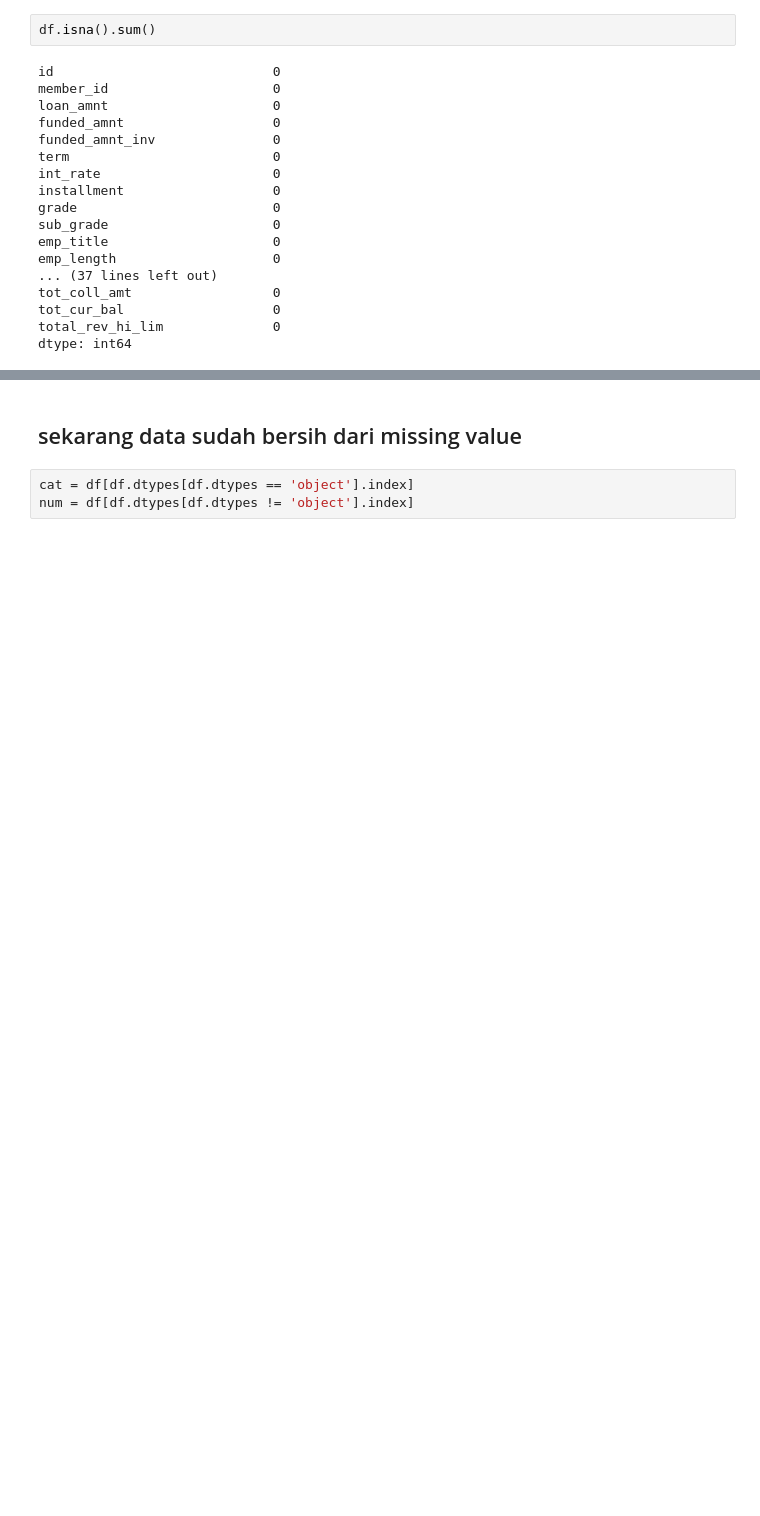
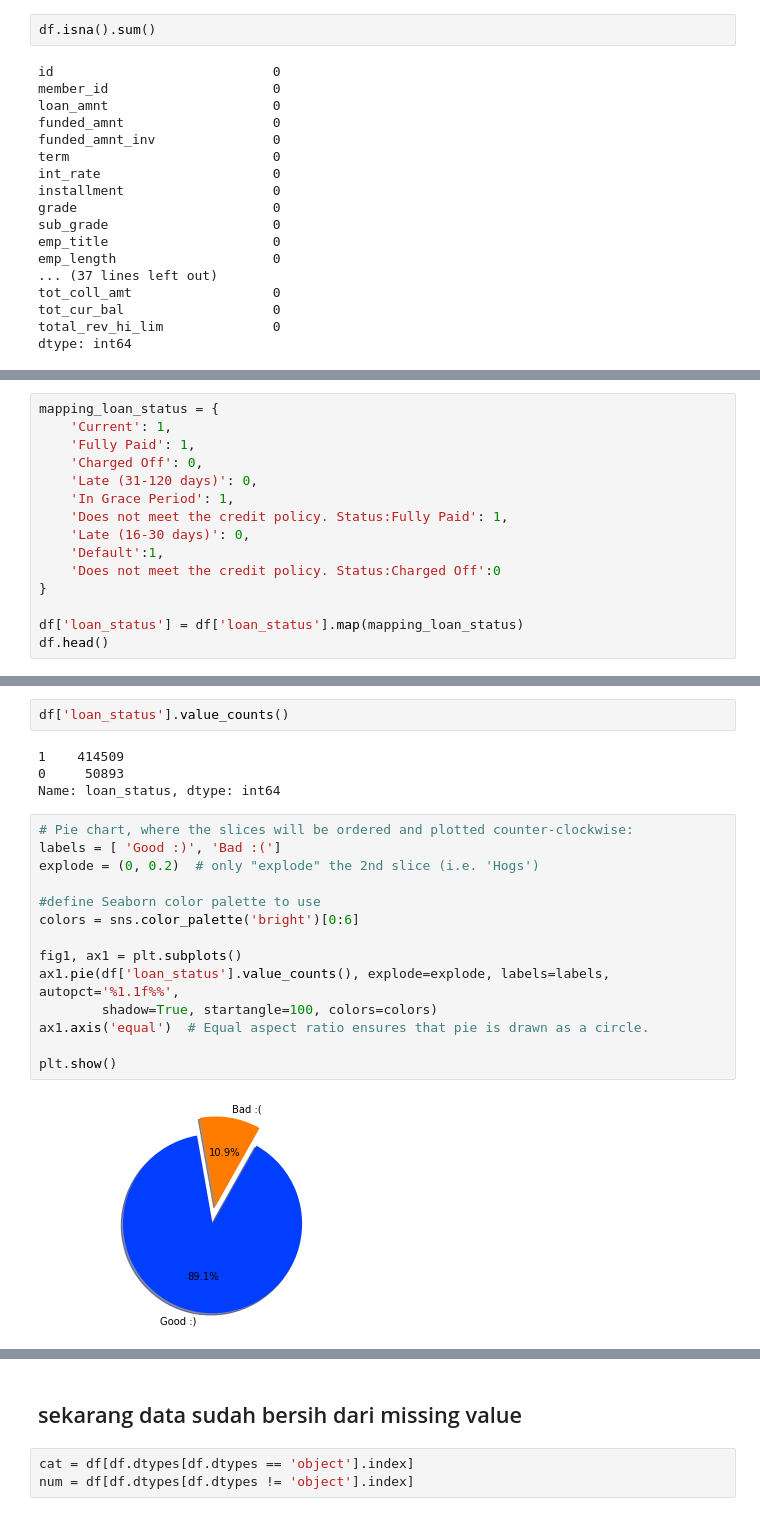
Before and after one commit to FransiscoReadyPermana/Credit-Risk-Prediction, a Jupyter notebook: test.ipynb, the cells around one changed output, grey strips where cells are left out. Cells and saved outputs as stored; diff of their text form; blank space fills up the shorter version.

```diff
--- a/test.ipynb
+++ b/test.ipynb
@@ -315,0 +353,15 @@ dtype: int64
+# %%
+mapping_loan_status = {
+    'Current': 1,
+    'Fully Paid': 1,
+    'Charged Off': 0,
+    'Late (31-120 days)': 0,
+    'In Grace Period': 1,
+    'Does not meet the credit policy. Status:Fully Paid': 1,
+    'Late (16-30 days)': 0,
+    'Default':1,
+    'Does not meet the credit policy. Status:Charged Off':0
+}
+
+df['loan_status'] = df['loan_status'].map(mapping_loan_status)
+df.head()
@@ -315,0 +376,22 @@ dtype: int64
+# %%
+df['loan_status'].value_counts()
+# %% [output]
+1    414509
+0     50893
+Name: loan_status, dtype: int64
+# %%
+# Pie chart, where the slices will be ordered and plotted counter-clockwise:
+labels = [ 'Good :)', 'Bad :(']
+explode = (0, 0.2)  # only "explode" the 2nd slice (i.e. 'Hogs')
+
+#define Seaborn color palette to use
+colors = sns.color_palette('bright')[0:6]
+
+fig1, ax1 = plt.subplots()
+ax1.pie(df['loan_status'].value_counts(), explode=explode, labels=labels, autopct='%1.1f%%',
+        shadow=True, startangle=100, colors=colors)
+ax1.axis('equal')  # Equal aspect ratio ensures that pie is drawn as a circle.
+
+plt.show()
+# %% [output]
+[figure, added]
```
Also changed, not shown: parts of 9 cells of this notebook.
